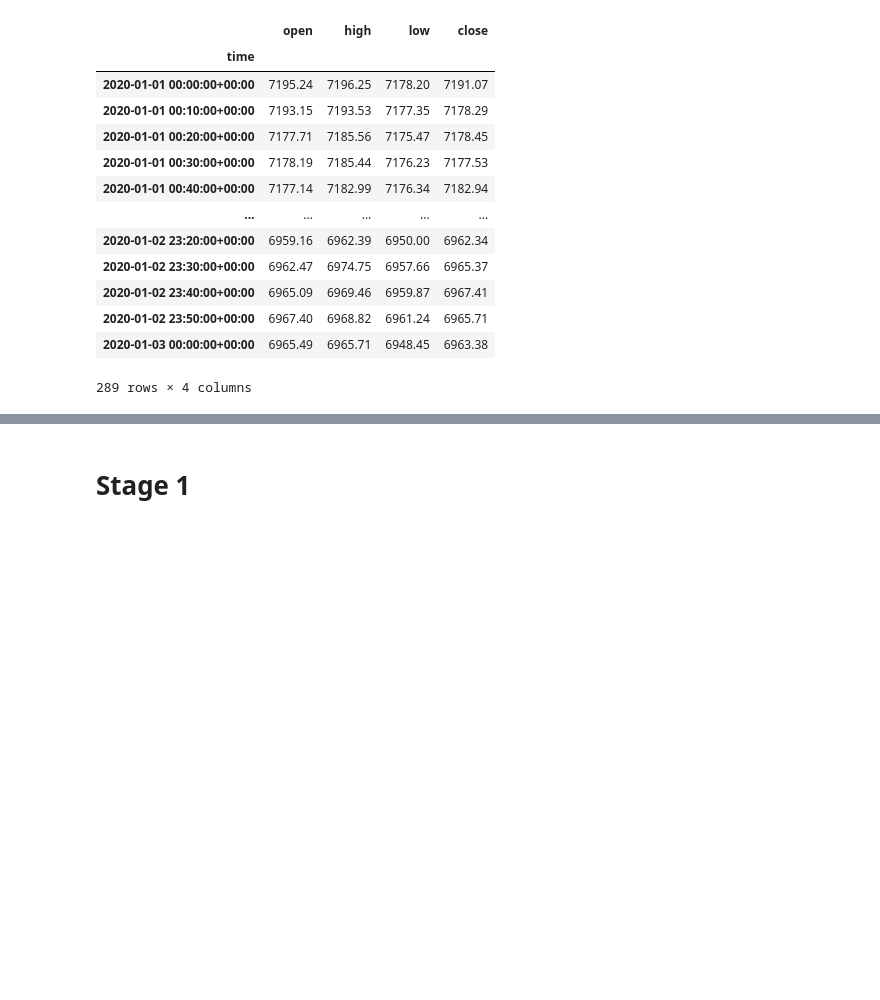
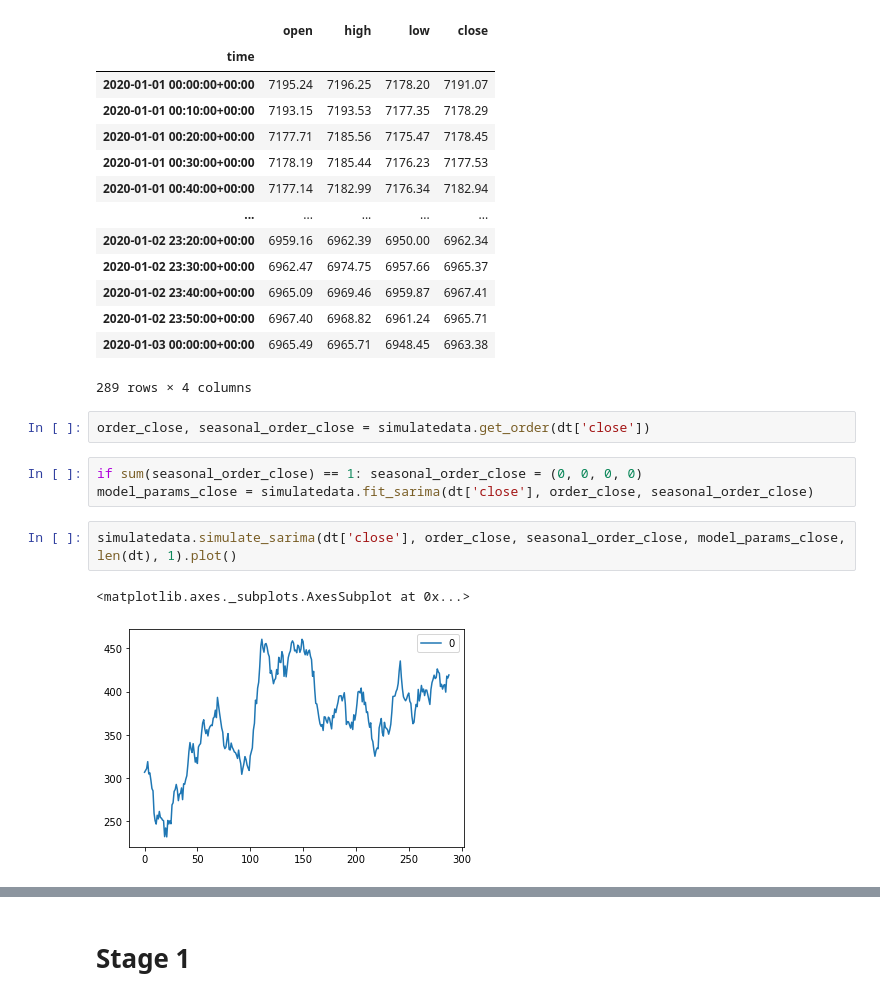
Before and after one commit to Bin1711/Binance, a Jupyter notebook: simulation_test.ipynb, the cells around one changed output, grey strips where cells are left out. Saved outputs shown, nothing was run; the diff lists cells and outputs as text; blank space fills up the shorter version.

```diff
--- a/simulation_test.ipynb
+++ b/simulation_test.ipynb
@@ -63,3 +144,13 @@ dt
 | 2020-01-02 23:50:00+00:00 | 6967.40 | 6968.82 | 6961.24 | 6965.71 |
 | 2020-01-03 00:00:00+00:00 | 6965.49 | 6965.71 | 6948.45 | 6963.38 |
 289 rows × 4 columns
+# %%
+order_close, seasonal_order_close = simulatedata.get_order(dt['close'])
+# %%
+if sum(seasonal_order_close) == 1: seasonal_order_close = (0, 0, 0, 0)
+model_params_close = simulatedata.fit_sarima(dt['close'], order_close, seasonal_order_close)
+# %%
+simulatedata.simulate_sarima(dt['close'], order_close, seasonal_order_close, model_params_close, len(dt), 1).plot()
+# %% [output]
+<matplotlib.axes._subplots.AxesSubplot at 0x...>
+[figure, added]
```
Also changed, not shown: parts of 8 cells of this notebook, 16 other files.
